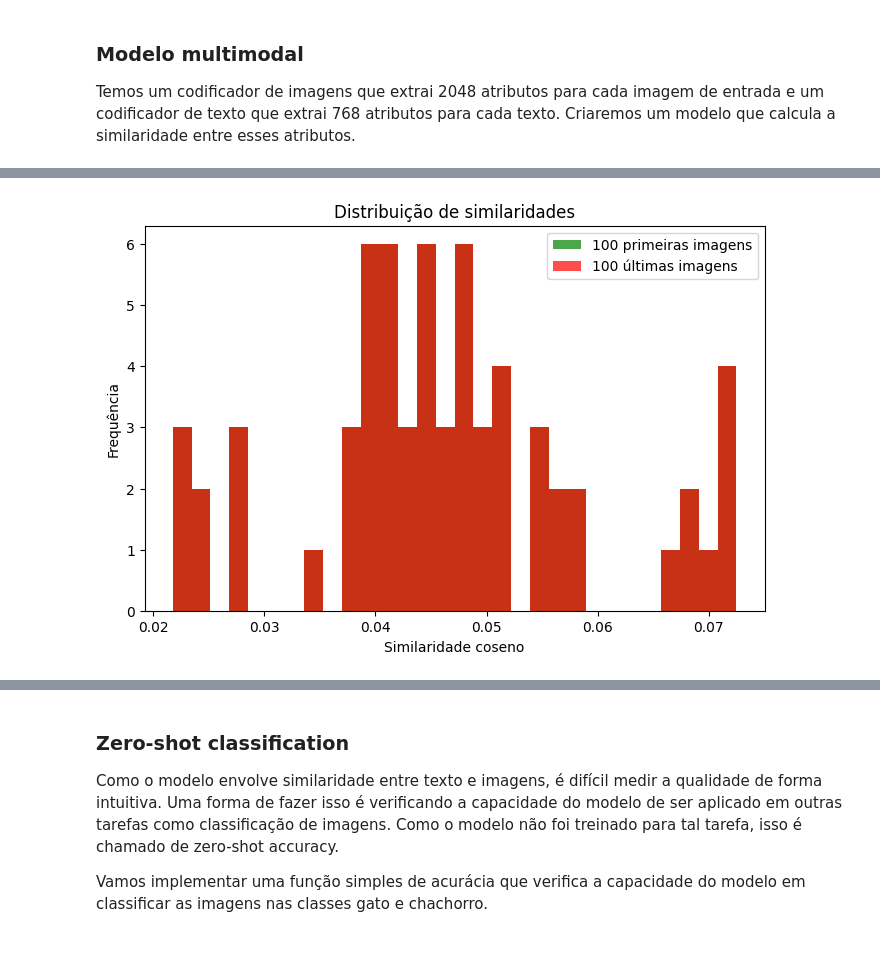
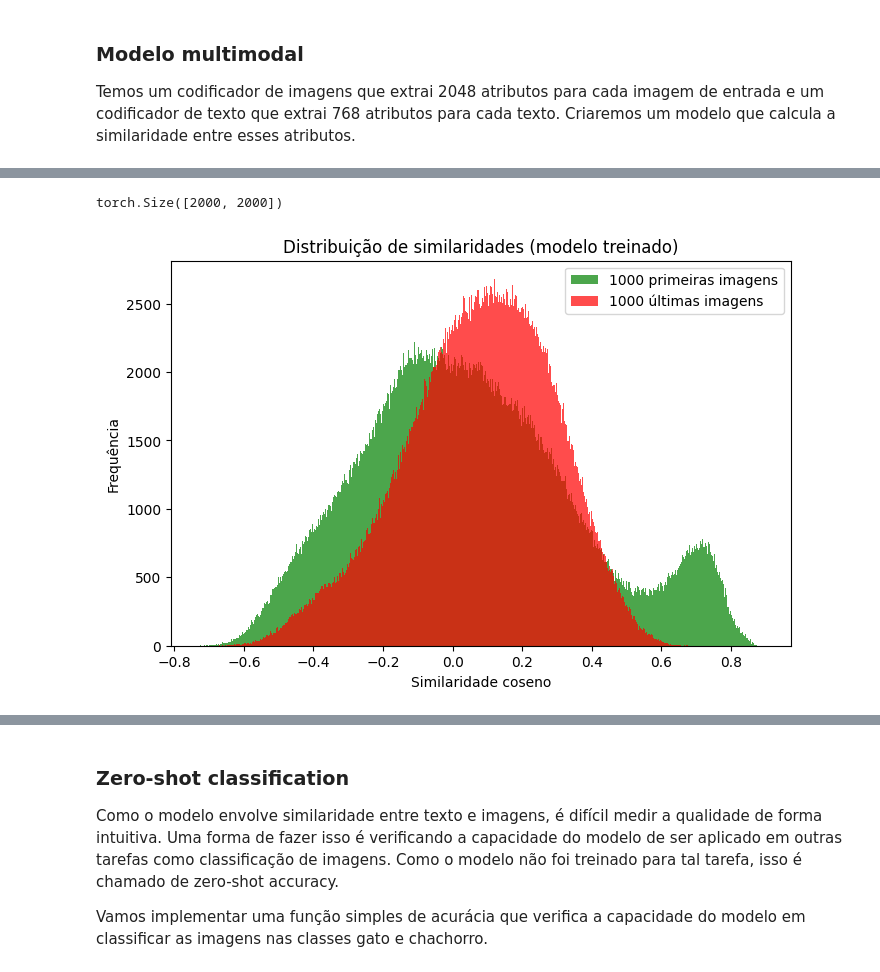
Before and after one commit to Krayth/TCC-graphs-CLIP-test2, a Jupyter notebook: 3 - Modelo multimodal CLIP.ipynb, the cells around one changed output, grey strips where cells are left out. Drawn from its saved outputs; the diff is of its cells as text; code cells hidden in the pictures.

```diff
--- a/3 - Modelo multimodal CLIP.ipynb
+++ b/3 - Modelo multimodal CLIP.ipynb
@@ -15,6 +15,7 @@ from dataset import collate_fn, get_dataset
 from torch import nn
 from torch.utils.data import DataLoader
 
-ds, _ = get_dataset("../Graphs/data/images", "../Graphs/data/edgelists.json")
-dl = DataLoader(ds, batch_size=8, shuffle=False, collate_fn=collate_fn)
-imgs, texts = next(iter(dl))
+ds, _ = get_dataset("../Graphs/data/images", "../Graphs/data/edgelists.json", split=0)
+ds.transform = None
+#dl = DataLoader(ds, batch_size=8, shuffle=False, collate_fn=collate_fn)
+#imgs, texts = next(iter(dl))
@@ -192,0 +298,17 @@ plt.show()
+# %%
+from transformers import TrainingArguments
+
+training_args = TrainingArguments(
+    output_dir="../data/checkpoints/clip-model",
+    num_train_epochs=20,
+    per_device_train_batch_size=8,
+    gradient_accumulation_steps=1,
+    warmup_steps=50,
+    learning_rate=1e-4,
+    weight_decay=0.01,
+    logging_steps=10,
+    save_strategy="epoch",
+    optim="adamw_torch_fused",
+    bf16=True if torch.cuda.is_available() else False,
+    report_to="none",
+)
@@ -193,23 +421,19 @@ plt.show()
+# %%
+sims.shape
+# %% [output]
+torch.Size([2000, 2000])
 # %%
-import matplotlib.pyplot as plt
-import torch
-
-# supondo que sims seja (num_images, num_texts)
-
-# primeiras 100 imagens
-sims_first100 = sims[:100].reshape(-1)   # linhas 0–99 achatadas
-# últimas 100 imagens
-sims_last100 = sims[-100:].reshape(-1)   # últimas 100 linhas achatadas
+sims_first1000 = sims[:1000, :1000].reshape(-1)
+sims_last1000 = sims[:1000, 1000:].reshape(-1)
 
 plt.figure(figsize=(8,5))
-
-plt.hist(sims_first100.cpu().numpy(), bins=30, alpha=0.7, color="green", label="100 primeiras imagens")
-plt.hist(sims_last100.cpu().numpy(), bins=30, alpha=0.7, color="red", label="100 últimas imagens")
+plt.hist(sims_first1000.cpu().numpy(), bins=1000, alpha=0.7, color="green", label="1000 primeiras imagens")
+plt.hist(sims_last1000.cpu().numpy(), bins=1000, alpha=0.7, color="red", label="1000 últimas imagens")
 
 plt.xlabel("Similaridade coseno")
 plt.ylabel("Frequência")
-plt.title("Distribuição de similaridades")
+plt.title("Distribuição de similaridades (modelo treinado)")
 plt.legend()
 plt.show()
 # %% [output]
-[figure, old version]
+[figure, new version]
```
Also changed, not shown: parts of 27 cells of this notebook, 1 other file.
